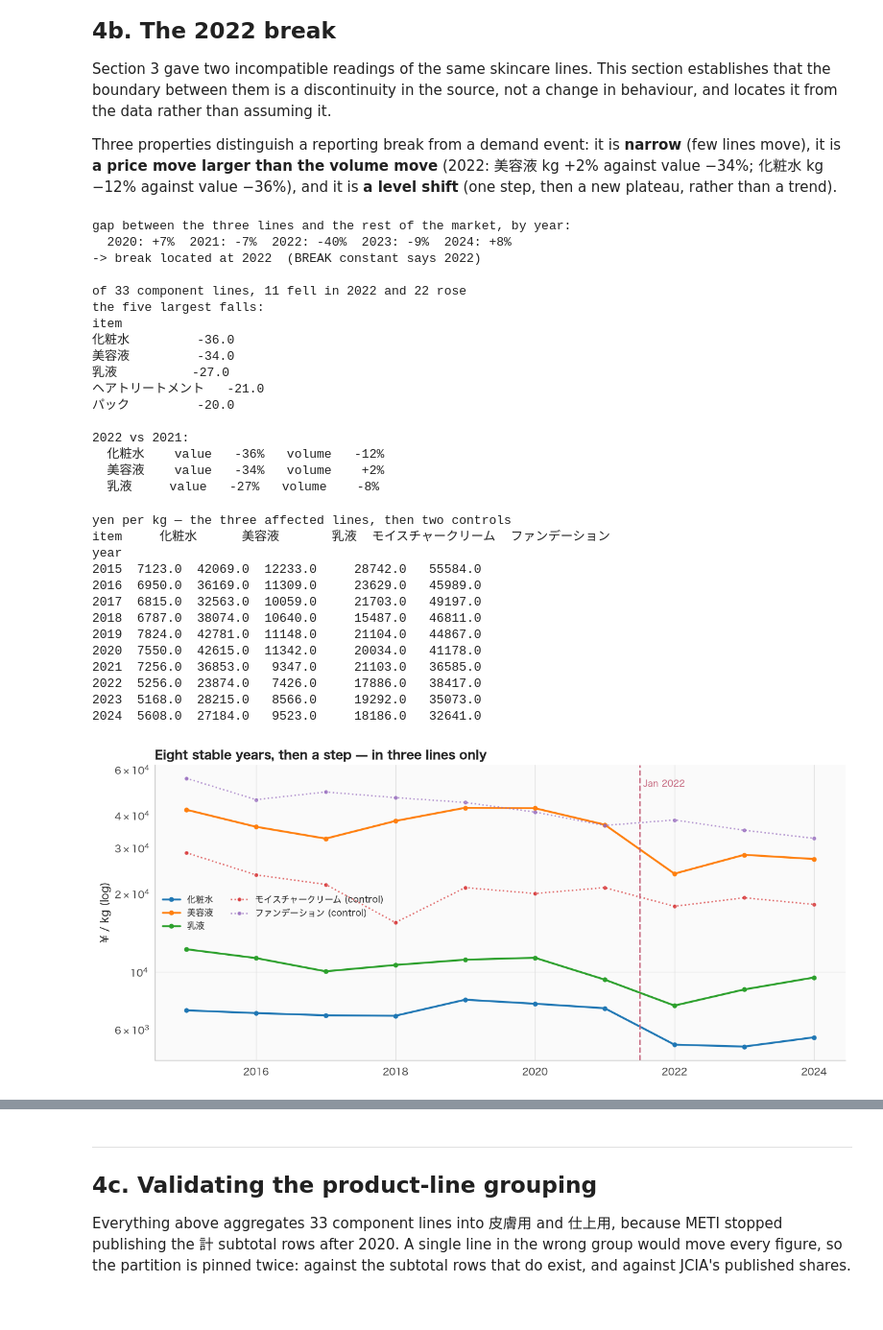
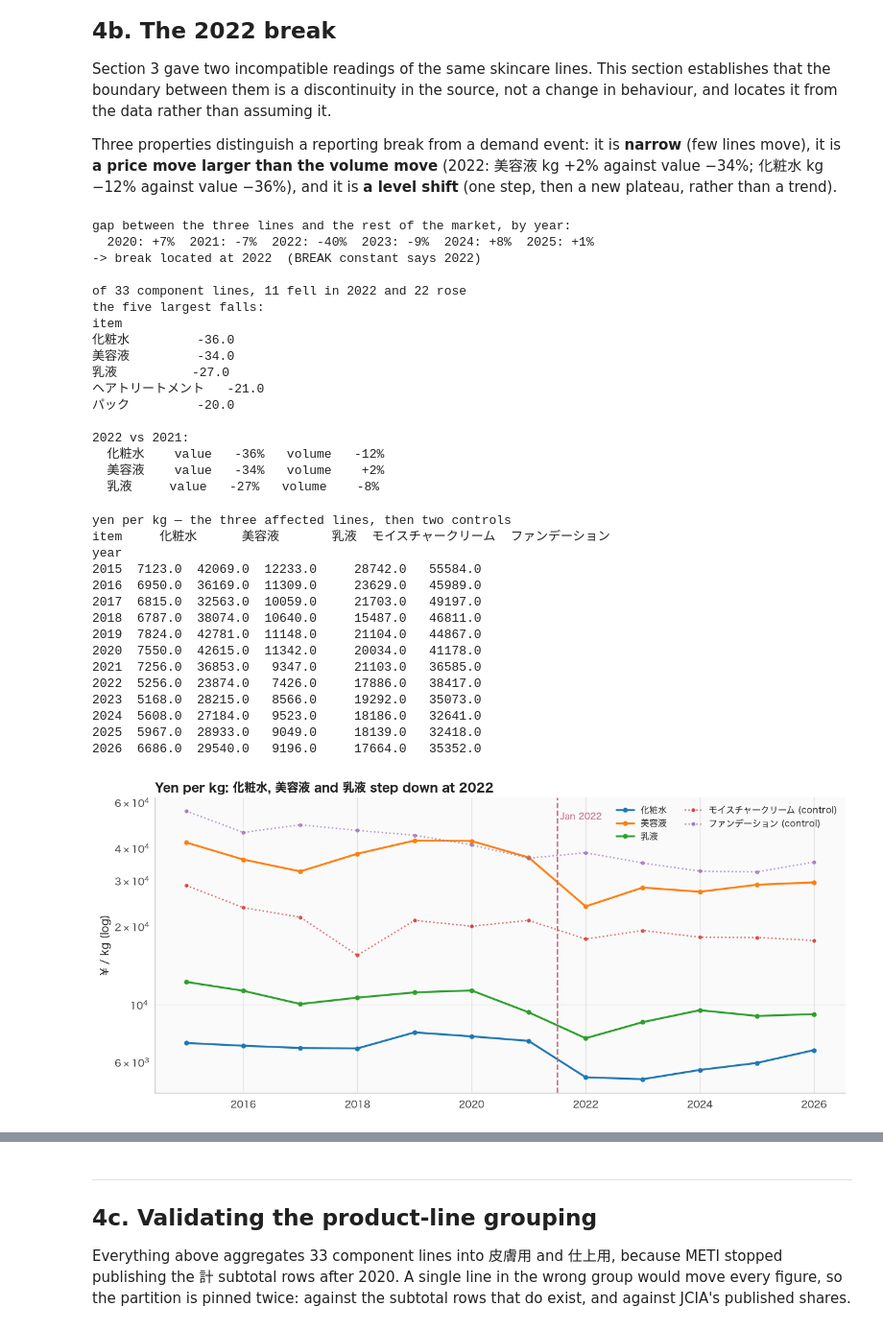
Before and after one commit to Stan-DS-Z/beauty-pulse, a Jupyter notebook: notebooks/NB04b_consumer_statistics.ipynb, the cells around one changed output, grey strips where cells are left out. Shown at 96% size. Cells and saved outputs as stored; diff of their text form; code cells hidden in the pictures.

```diff
--- a/notebooks/NB04b_consumer_statistics.ipynb
+++ b/notebooks/NB04b_consumer_statistics.ipynb
@@ -152,8 +152,12 @@ item
 annual row vs sum of months — median |gap| 0.00%, max 16.5%
 (the large ones are restatements between table vintages, not missing data)
 # %%
-# One vintage per year: sum the months.
-meti = (val[val.month > 0].groupby(['year','item'])['value'].sum().unstack() / 1e5)  # 千円 -> 億円
+# One vintage per year: sum the months. Complete years only — the 確報 months of
+# a year in progress would read as a collapse if summed as a year.
+n_months = val[val.month > 0].groupby('year')['month'].nunique()
+FULL = n_months[n_months == 12].index
+meti = (val[(val.month > 0) & val.year.isin(FULL)]
+        .groupby(['year','item'])['value'].sum().unstack() / 1e5)  # 千円 -> 億円
 LEAF = [c for c in meti.columns if not c.endswith('計')]
 print('annual shipped value, 億円')
 meti[KEY].round(0)
@@ -350,7 +371,7 @@ for it in AFFECTED:
     print(f'  {it:6} value {dv:+5.0f}%   volume {dq:+5.0f}%')
 # %% [output]
 gap between the three lines and the rest of the market, by year:
-  2020: +7%  2021: -7%  2022: -40%  2023: -9%  2024: +8%
+  2020: +7%  2021: -7%  2022: -40%  2023: -9%  2024: +8%  2025: +1%
 -> break located at 2022  (BREAK constant says 2022)
 
 of 33 component lines, 11 fell in 2022 and 22 rose
@@ -380,35 +401,37 @@ Q = mon('販売数量').combine_first(ann('販売数量'))
 ppk = (V * 1000 / Q)
 
 SHOW = AFFECTED + ['モイスチャークリーム', 'ファンデーション']   # last two are controls
 print('yen per kg — the three affected lines, then two controls')
 print(ppk[SHOW].round(0).to_string())
 
 fig, ax = fig_ax(11, 5)
 for it in AFFECTED:
     ax.plot(ppk.index, ppk[it], marker='o', ms=4, lw=2, label=it)
 for it in ['モイスチャークリーム', 'ファンデーション']:
     ax.plot(ppk.index, ppk[it], marker='o', ms=3, lw=1.5, ls=':', alpha=.7, label=f'{it} (control)')
 ax.axvline(BREAK - 0.5, color='#C4627A', ls='--', lw=1.5)
 ax.text(BREAK - 0.45, ax.get_ylim()[1]*0.95, f'Jan {BREAK}', color='#C4627A', fontsize=9, va='top')
 ax.set_yscale('log'); ax.set_ylabel('¥ / kg (log)')
-ax.set_title('Eight stable years, then a step — in three lines only', fontsize=12, loc='left')
+ax.set_title('Yen per kg: 化粧水, 美容液 and 乳液 step down at 2022', fontsize=12, loc='left')
 ax.legend(fontsize=9, frameon=False, ncol=2)
 plt.tight_layout(); plt.show()
 # %% [output]
 yen per kg — the three affected lines, then two controls
 item     化粧水      美容液       乳液  モイスチャークリーム  ファンデーション
 year
 2015  7123.0  42069.0  12233.0     28742.0   55584.0
 2016  6950.0  36169.0  11309.0     23629.0   45989.0
 2017  6815.0  32563.0  10059.0     21703.0   49197.0
 2018  6787.0  38074.0  10640.0     15487.0   46811.0
 2019  7824.0  42781.0  11148.0     21104.0   44867.0
 2020  7550.0  42615.0  11342.0     20034.0   41178.0
 2021  7256.0  36853.0   9347.0     21103.0   36585.0
 2022  5256.0  23874.0   7426.0     17886.0   38417.0
 2023  5168.0  28215.0   8566.0     19292.0   35073.0
 2024  5608.0  27184.0   9523.0     18186.0   32641.0
+2025  5967.0  28933.0   9049.0     18139.0   32418.0
+2026  6686.0  29540.0   9196.0     17664.0   35352.0
-[figure, old version]
+[figure, new version]
 # %% [markdown]
 **It is not the correction JCIA footnotes.** The 日本化粧品工業会 shipment page
 carries this note:
```
Also changed, not shown: parts of 14 cells of this notebook, 6 other files.
